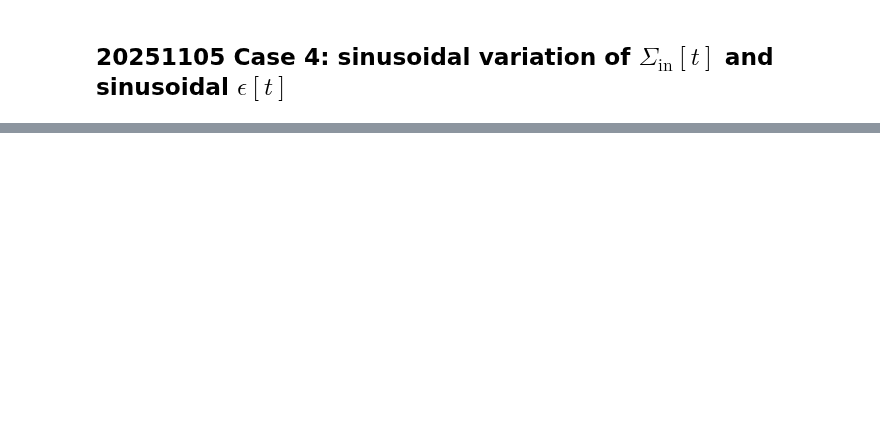
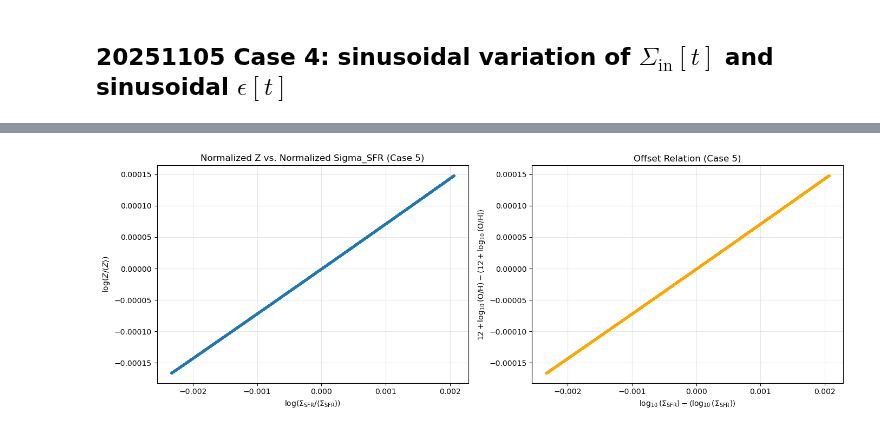
Before and after one commit to Rongjun-ANU/ICRAR-MAUVE, a Jupyter notebook: extended/20251104_Numerical_Bathtub.ipynb, the cells around one changed output, grey strips where cells are left out. Saved outputs shown, nothing was run; the diff lists cells and outputs as text; code cells hidden in the pictures; blank space fills up the shorter version.

```diff
--- a/extended/20251104_Numerical_Bathtub.ipynb
+++ b/extended/20251104_Numerical_Bathtub.ipynb
@@ -1143,0 +1437,36 @@ Summary of Case 4 evolution:
+# %%
+# Create boolean mask for stable region (0.4e10 yr to 0.6e10 yr)
+mask_stable = (t_array_exp_epsilon_const_Sigma_in >= 0.4e10) * (t_array_exp_epsilon_const_Sigma_in <= 0.6e10)
+
+# Calculate offsets
+offset_OH = OH_array_exp_epsilon_const_Sigma_in[mask_stable] - np.mean(OH_array_exp_epsilon_const_Sigma_in[mask_stable])
+offset_log10_Sigma_SFR = (np.log10(Sigma_SFR_array_exp_epsilon_const_Sigma_in[mask_stable]) -
+                           np.mean(np.log10(Sigma_SFR_array_exp_epsilon_const_Sigma_in[mask_stable])))
+
+# Create figure with 2 subplots (1 row x 2 columns)
+fig, axes = plt.subplots(1, 2, figsize=(14, 5))
+
+# Left plot: log(Z/<Z>) vs log(Sigma_SFR/<Sigma_SFR>)
+axes[0].plot(
+    np.log10(Sigma_SFR_array_exp_epsilon_const_Sigma_in[mask_stable] /
+             np.mean(Sigma_SFR_array_exp_epsilon_const_Sigma_in[mask_stable])),
+    np.log10(Z_array_exp_epsilon_const_Sigma_in[mask_stable] /
+             np.mean(Z_array_exp_epsilon_const_Sigma_in[mask_stable])),
+    'o', markersize=2, alpha=0.5
+)
+axes[0].set_xlabel(r'log($\Sigma_{\rm SFR} / \langle\Sigma_{\rm SFR}\rangle$)')
+axes[0].set_ylabel(r'log($Z / \langle Z\rangle$)')
+axes[0].set_title('Normalized Z vs. Normalized Sigma_SFR (Case 5)')
+axes[0].grid(True, alpha=0.3)
+
+# Right plot: offset vs offset
+axes[1].plot(offset_log10_Sigma_SFR, offset_OH, 'o', markersize=2, alpha=0.5, color='orange')
+axes[1].set_xlabel(r'$\log_{10}(\Sigma_{\rm SFR}) - \langle\log_{10}(\Sigma_{\rm SFR})\rangle$')
+axes[1].set_ylabel(r'$12+\log_{10}({\rm O/H}) - \langle 12+\log_{10}({\rm O/H})\rangle$')
+axes[1].set_title('Offset Relation (Case 5)')
+axes[1].grid(True, alpha=0.3)
+
+plt.tight_layout()
+plt.show()
+# %% [output]
+[figure, added]
```
Also changed, not shown: parts of 14 cells of this notebook, 3 other files.
